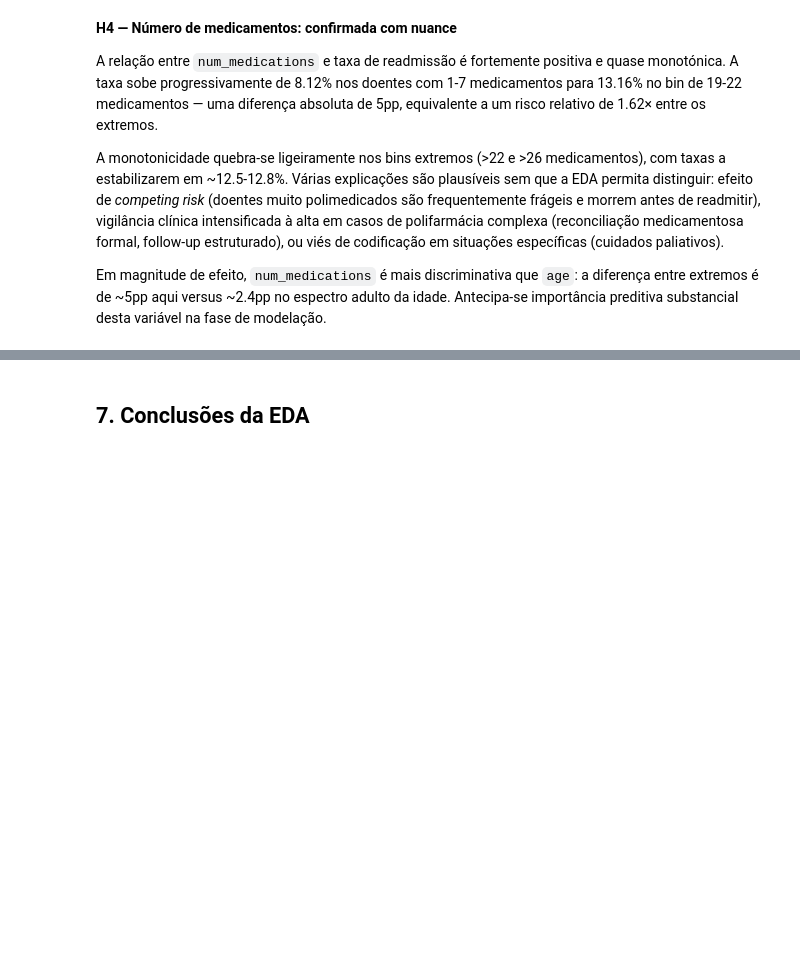
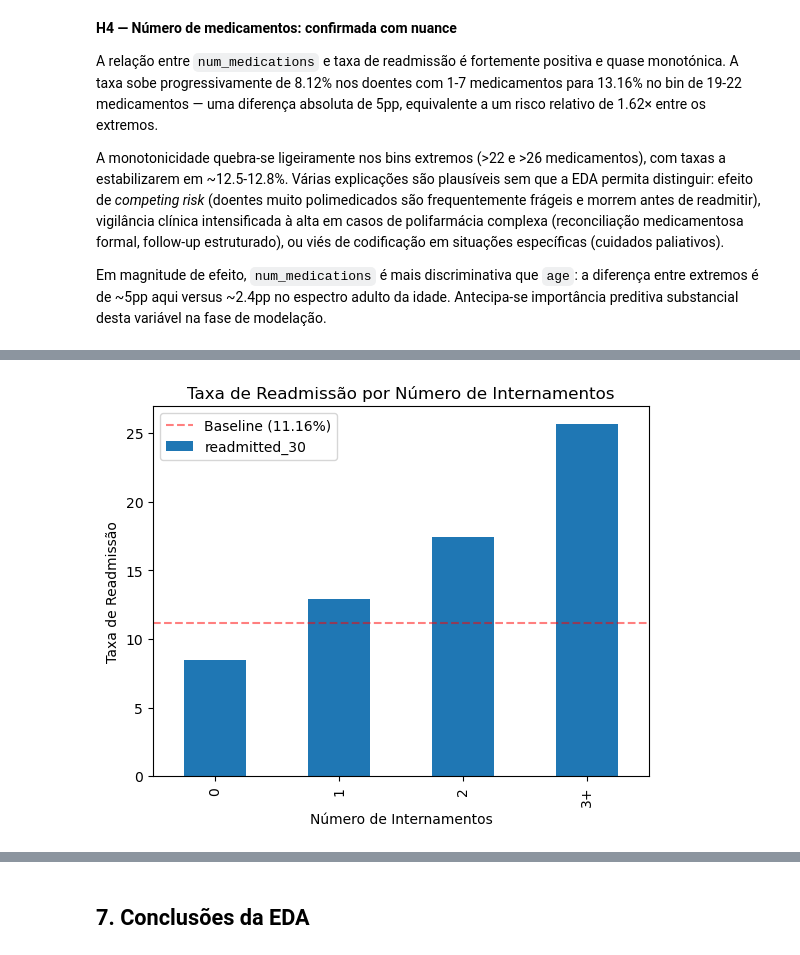
Before and after one commit to vvfpint0/diabetes-readmission-prediction, a Jupyter notebook: notebooks/01_EDA.ipynb, the cells around one changed output, grey strips where cells are left out. Saved outputs shown, nothing was run; the diff lists cells and outputs as text; code cells hidden in the pictures; blank space fills up the shorter version.

```diff
--- a/notebooks/01_EDA.ipynb
+++ b/notebooks/01_EDA.ipynb
@@ -540,0 +562,16 @@ Em magnitude de efeito, `num_medications` é mais discriminativa que `age`: a di
+# %%
+def categorize_visits(n):
+    if n == 0:
+        return "0"
+    elif n == 1:
+        return "1"
+    elif n == 2:
+        return "2"
+    else:
+        return "3+"
+
+df["inpatient_cat"] = df["number_inpatient"].apply(categorize_visits)
+df["emergency_cat"] = df["number_emergency"].apply(categorize_visits)
+df["outpatient_cat"] = df["number_outpatient"].apply(categorize_visits)
+
+(df.groupby("inpatient_cat")["readmitted_30"].agg(["mean", "count"]) * [100, 1]).round(2)
@@ -540,0 +585,10 @@ Em magnitude de efeito, `num_medications` é mais discriminativa que `age`: a di
+# %%
+(df.groupby("inpatient_cat")["readmitted_30"].agg("mean")*100).round(2).plot(kind="bar")
+plt.title("Taxa de Readmissão por Número de Internamentos")
+plt.xlabel("Número de Internamentos")
+plt.ylabel("Taxa de Readmissão")
+plt.axhline(y=11.16, color='red', linestyle='--', alpha=0.5, label='Baseline (11.16%)')
+plt.legend()
+plt.show()
+# %% [output]
+[figure, added]
```
Also changed, not shown: parts of 23 cells of this notebook.
